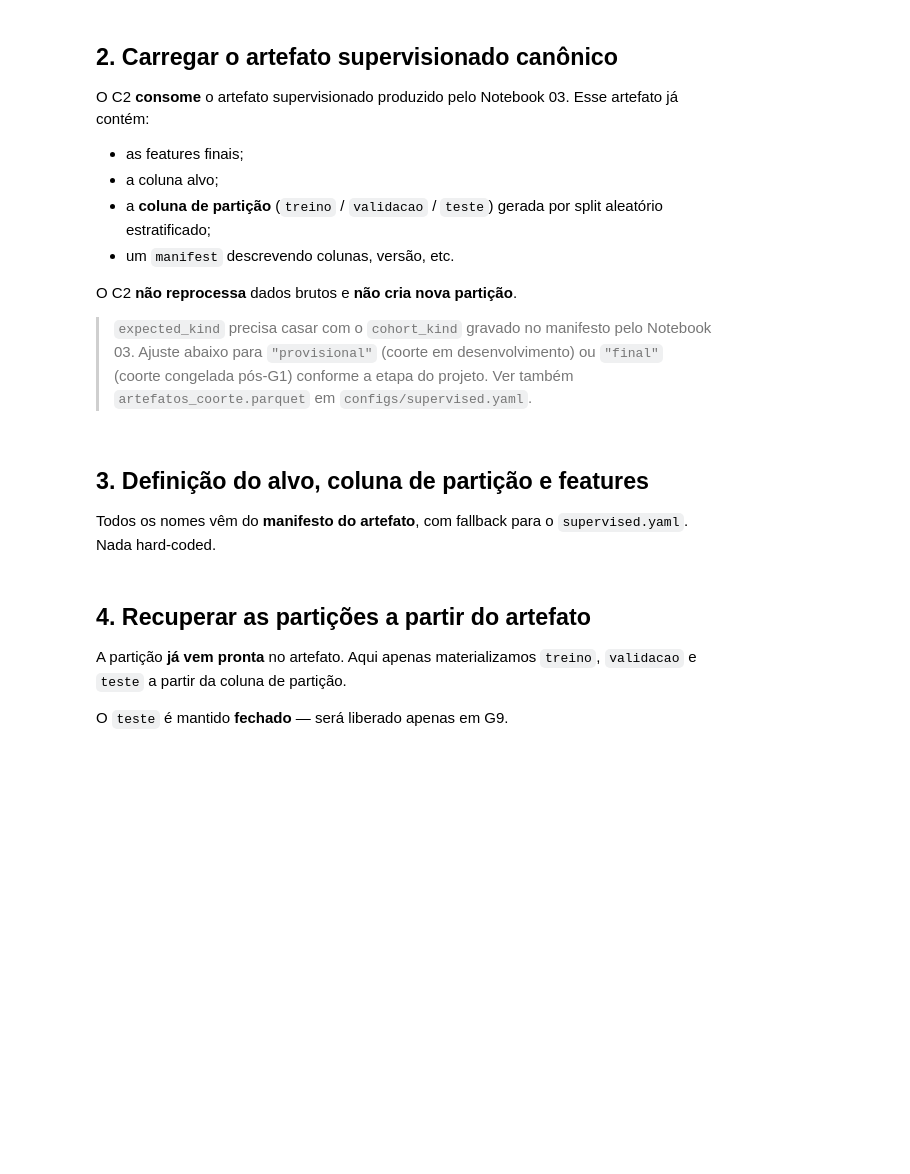
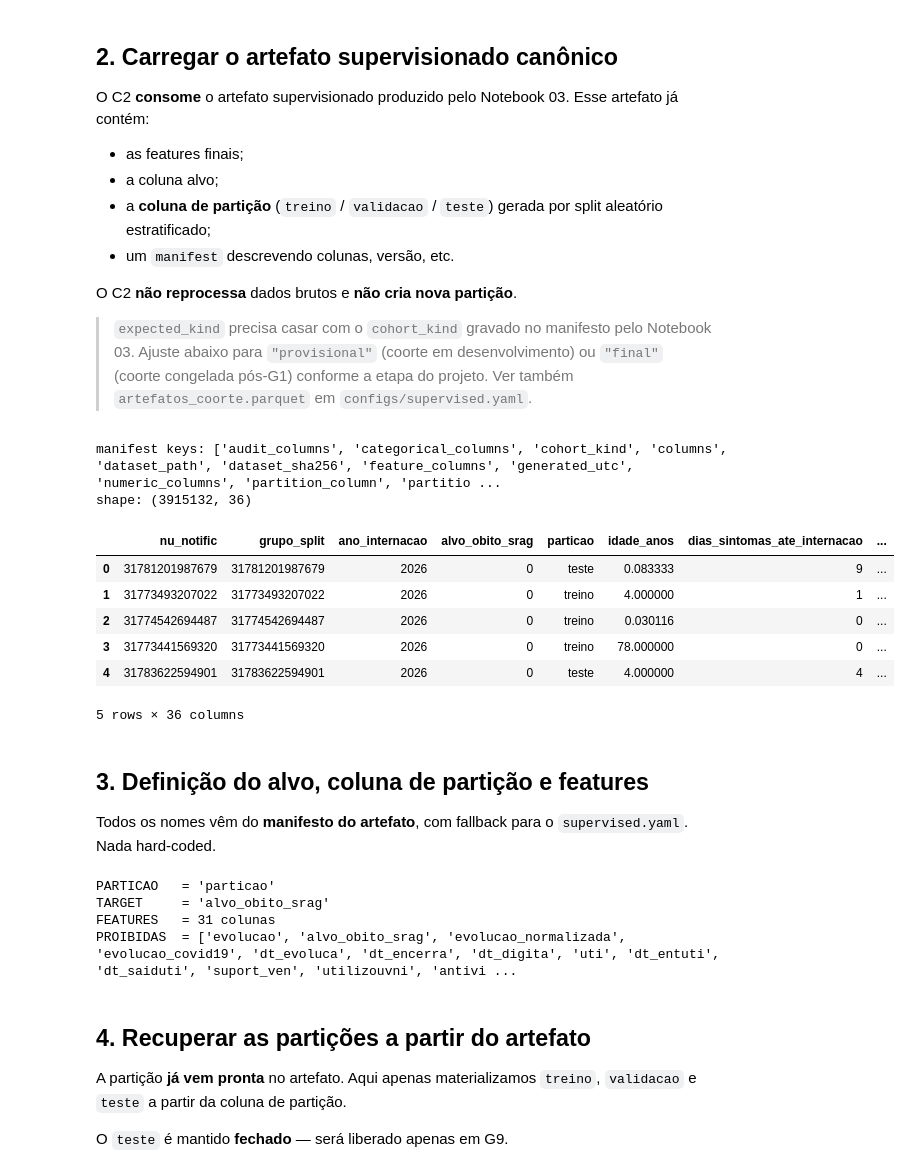
Before and after one commit to Ivan-S-Oliveira/Projeto_Integrador, a Jupyter notebook: notebooks/C/C2_pipeline_supervisionado.ipynb, the cells around one changed output. Saved outputs shown, nothing was run; the diff lists cells and outputs as text; code cells hidden in the pictures; blank space fills up the shorter version.

```diff
--- a/notebooks/C/C2_pipeline_supervisionado.ipynb
+++ b/notebooks/C/C2_pipeline_supervisionado.ipynb
@@ -81,19 +124,35 @@ O C2 **não reprocessa** dados brutos e **não cria nova partição**.
 > etapa do projeto. Ver também `artefatos_coorte.parquet` em
 > `configs/supervised.yaml`.
 # %%
+import os
+
 # Tipo esperado da coorte. Ajuste para "provisional" enquanto a
 # coorte definitiva não estiver congelada (pós-G1), e para "final"
 # depois disso.
 EXPECTED_KIND = "final"
+
+EXPECTED_KIND = "provisional"
+
+os.environ["SRAG_COHORT_KIND"] = EXPECTED_KIND
 
 df, manifest = load_supervised_artifact(
     ROOT_DIR,
     expected_kind=EXPECTED_KIND,
 )
 
 print("manifest keys:", sorted(manifest.keys()))
 print("shape:", df.shape)
 df.head()
+# %% [output]
+manifest keys: ['audit_columns', 'categorical_columns', 'cohort_kind', 'columns', 'dataset_path', 'dataset_sha256', 'feature_columns', 'generated_utc', 'numeric_columns', 'partition_column', 'partitio ...
+shape: (3915132, 36)
+|  | nu_notific | grupo_split | ano_internacao | alvo_obito_srag | particao | idade_anos | dias_sintomas_ate_internacao | ... |
+| 0 | 31781201987679 | 31781201987679 | 2026 | 0 | teste | 0.083333 | 9 | ... |
+| 1 | 31773493207022 | 31773493207022 | 2026 | 0 | treino | 4.000000 | 1 | ... |
+| 2 | 31774542694487 | 31774542694487 | 2026 | 0 | treino | 0.030116 | 0 | ... |
+| 3 | 31773441569320 | 31773441569320 | 2026 | 0 | treino | 78.000000 | 0 | ... |
+| 4 | 31783622594901 | 31783622594901 | 2026 | 0 | teste | 4.000000 | 4 | ... |
+5 rows × 36 columns
 # %% [markdown]
 ## 3. Definição do alvo, coluna de partição e features
 
@@ -123,6 +182,11 @@ assert set(FEATURES).issubset(df.columns), (
     "features do manifesto ausentes no artefato: "
     f"{sorted(set(FEATURES) - set(df.columns))}"
 )
+# %% [output]
+PARTICAO   = 'particao'
+TARGET     = 'alvo_obito_srag'
+FEATURES   = 31 colunas
+PROIBIDAS  = ['evolucao', 'alvo_obito_srag', 'evolucao_normalizada', 'evolucao_covid19', 'dt_evoluca', 'dt_encerra', 'dt_digita', 'uti', 'dt_entuti', 'dt_saiduti', 'suport_ven', 'utilizouvni', 'antivi ...
 # %% [markdown]
 ## 4. Recuperar as partições a partir do artefato
 
```
Also changed, not shown: parts of 11 cells of this notebook, 5 other files.
